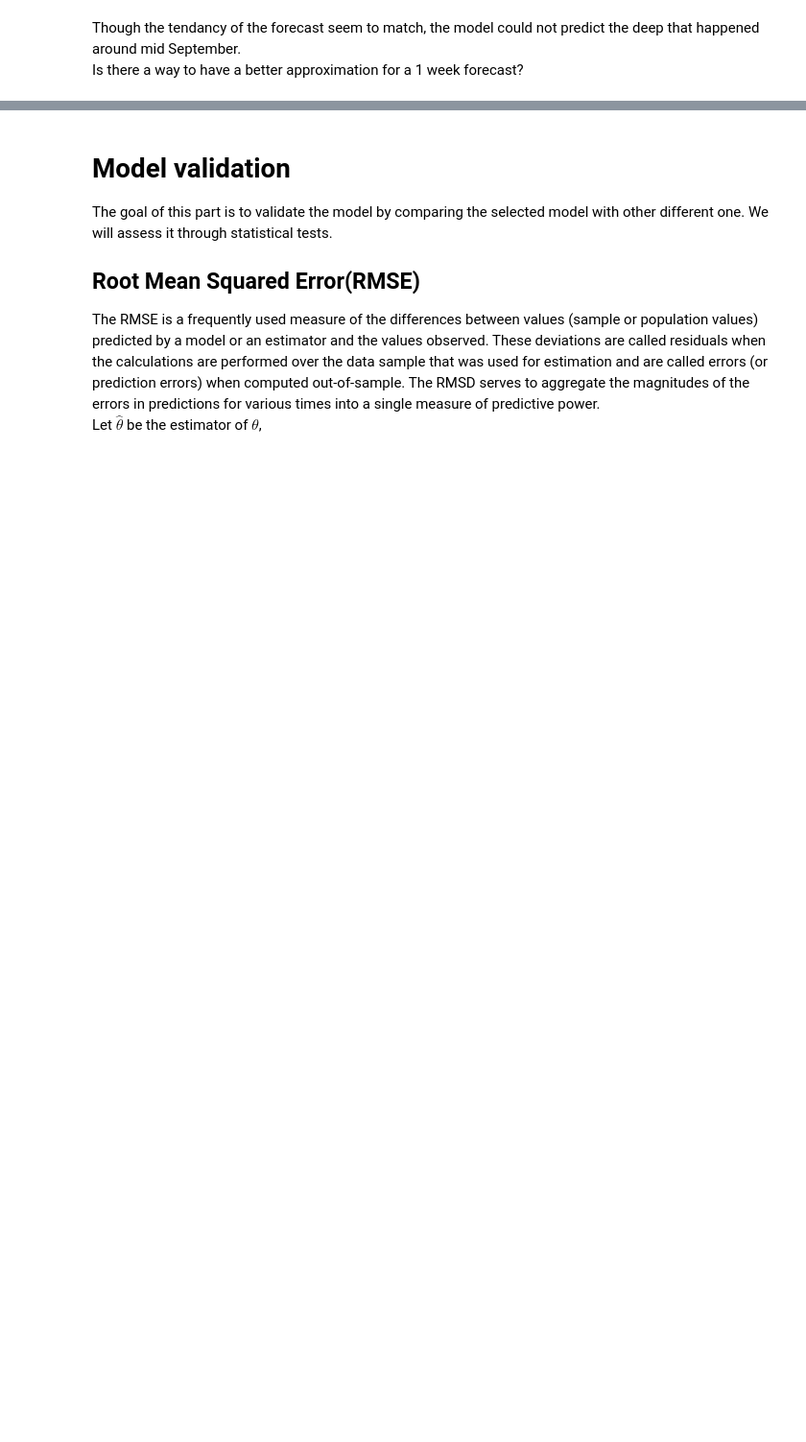
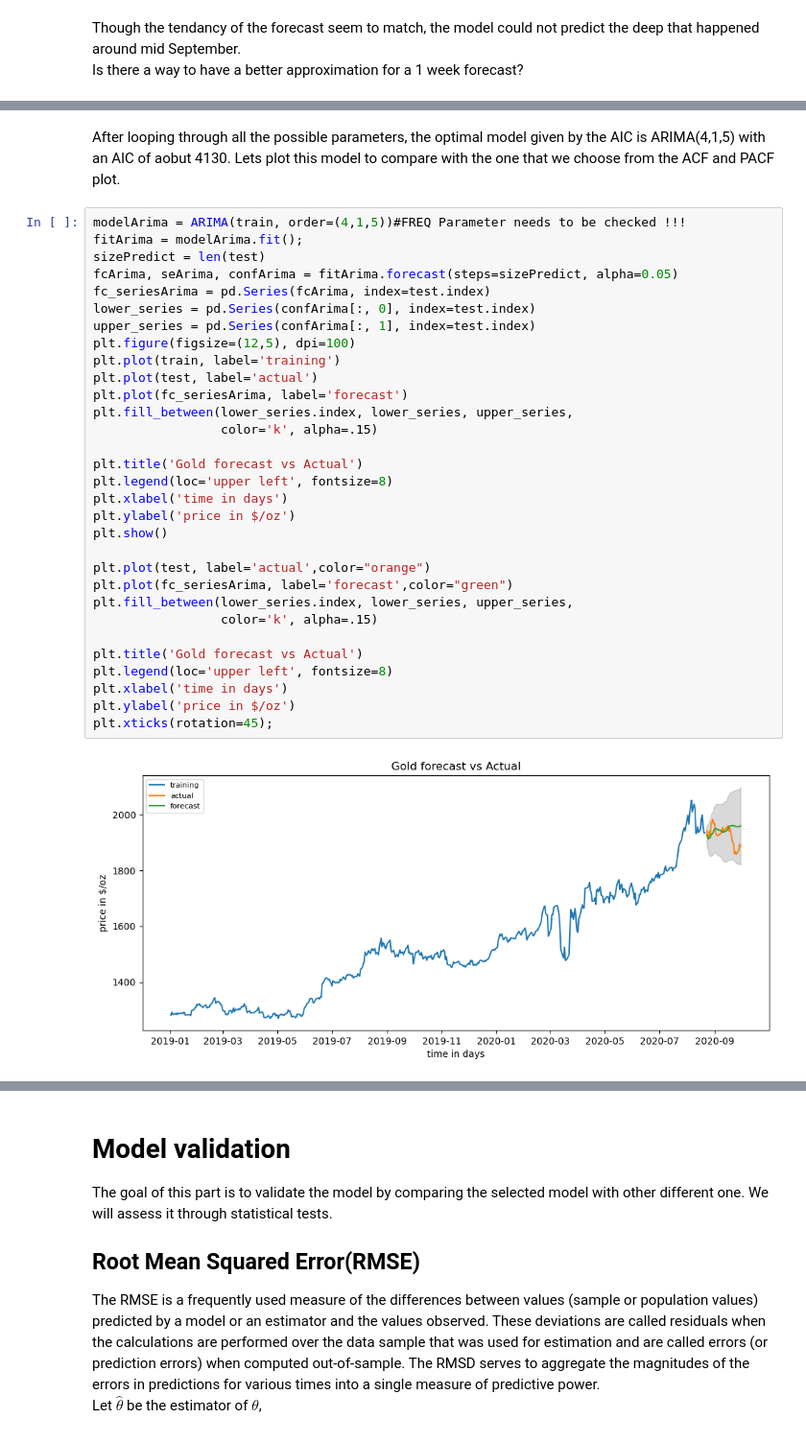
Before and after one commit to FranckNgN/Spot-prediction, a Jupyter notebook: report.ipynb, the cells around one changed output, grey strips where cells are left out. Shown at 96% size. Cells and saved outputs as stored; diff of their text form; blank space fills up the shorter version.

```diff
--- a/report.ipynb
+++ b/report.ipynb
@@ -389,0 +393,35 @@ The goal in this part is to callibrate our model, that is find the optimal param
+# %% [markdown]
+After looping through all the possible parameters, the optimal model given by the AIC is ARIMA(4,1,5) with an AIC of aobut 4130. Lets plot this model to compare with the one that we choose from the ACF and PACF plot.
+# %%
+modelArima = ARIMA(train, order=(4,1,5))#FREQ Parameter needs to be checked !!!
+fitArima = modelArima.fit();
+sizePredict = len(test)
+fcArima, seArima, confArima = fitArima.forecast(steps=sizePredict, alpha=0.05)
+fc_seriesArima = pd.Series(fcArima, index=test.index)
+lower_series = pd.Series(confArima[:, 0], index=test.index)
+upper_series = pd.Series(confArima[:, 1], index=test.index)
+plt.figure(figsize=(12,5), dpi=100)
+plt.plot(train, label='training')
+plt.plot(test, label='actual')
+plt.plot(fc_seriesArima, label='forecast')
+plt.fill_between(lower_series.index, lower_series, upper_series,
+                 color='k', alpha=.15)
+
+plt.title('Gold forecast vs Actual')
+plt.legend(loc='upper left', fontsize=8)
+plt.xlabel('time in days')
+plt.ylabel('price in $/oz')
+plt.show()
+
+plt.plot(test, label='actual',color="orange")
+plt.plot(fc_seriesArima, label='forecast',color="green")
+plt.fill_between(lower_series.index, lower_series, upper_series,
+                 color='k', alpha=.15)
+
+plt.title('Gold forecast vs Actual')
+plt.legend(loc='upper left', fontsize=8)
+plt.xlabel('time in days')
+plt.ylabel('price in $/oz')
+plt.xticks(rotation=45);
+# %% [output]
+[figure, added]
```
Also changed, not shown: parts of 12 cells of this notebook.
